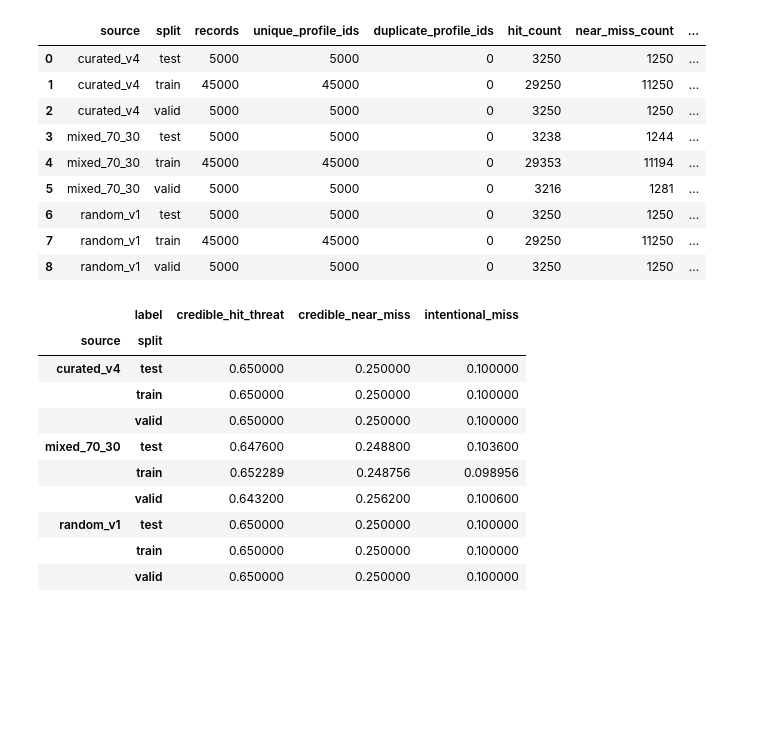
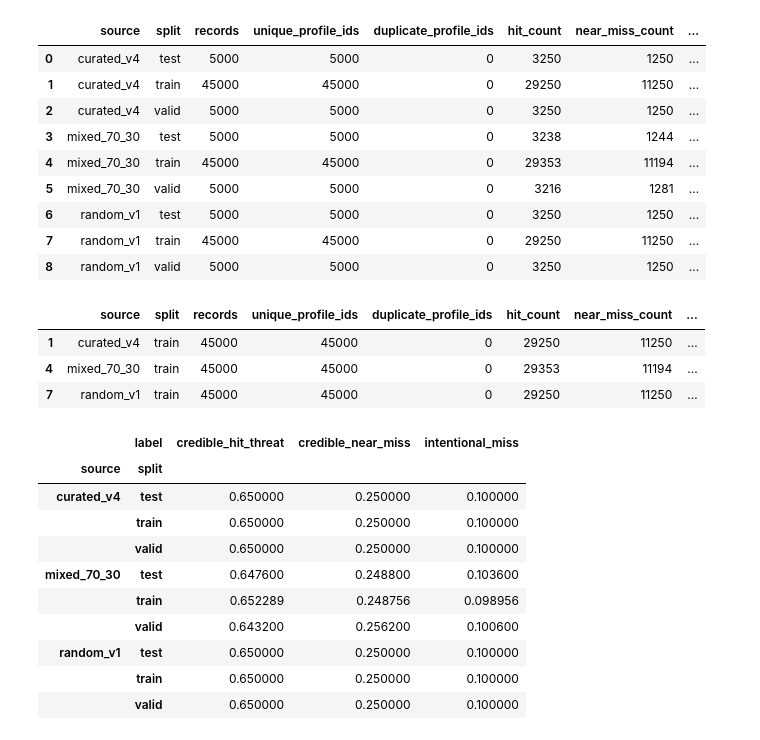
Before and after one commit to MAP9900/Convoy-Layout-Project, a Jupyter notebook: notebooks/profile_generation_tests.ipynb, the cells around one changed output. Cells and saved outputs as stored; diff of their text form; code cells hidden in the pictures; blank space fills up the shorter version.

```diff
--- a/notebooks/profile_generation_tests.ipynb
+++ b/notebooks/profile_generation_tests.ipynb
@@ -388,6 +397,14 @@ summary_df
 | 6 | random_v1 | test | 5000 | 5000 | 0 | 3250 | 1250 | ... |
 | 7 | random_v1 | train | 45000 | 45000 | 0 | 29250 | 11250 | ... |
 | 8 | random_v1 | valid | 5000 | 5000 | 0 | 3250 | 1250 | ... |
+# %%
+#Train Data Only:
+summary_df[summary_df["split"] == "train"]
+# %% [output]
+|  | source | split | records | unique_profile_ids | duplicate_profile_ids | hit_count | near_miss_count | ... |
+| 1 | curated_v4 | train | 45000 | 45000 | 0 | 29250 | 11250 | ... |
+| 4 | mixed_70_30 | train | 45000 | 45000 | 0 | 29353 | 11194 | ... |
+| 7 | random_v1 | train | 45000 | 45000 | 0 | 29250 | 11250 | ... |
 # %%
 label_rows = []
 for source, split_map in datasets.items():
```
Also changed, not shown: parts of 5 cells of this notebook, 1 other file.
